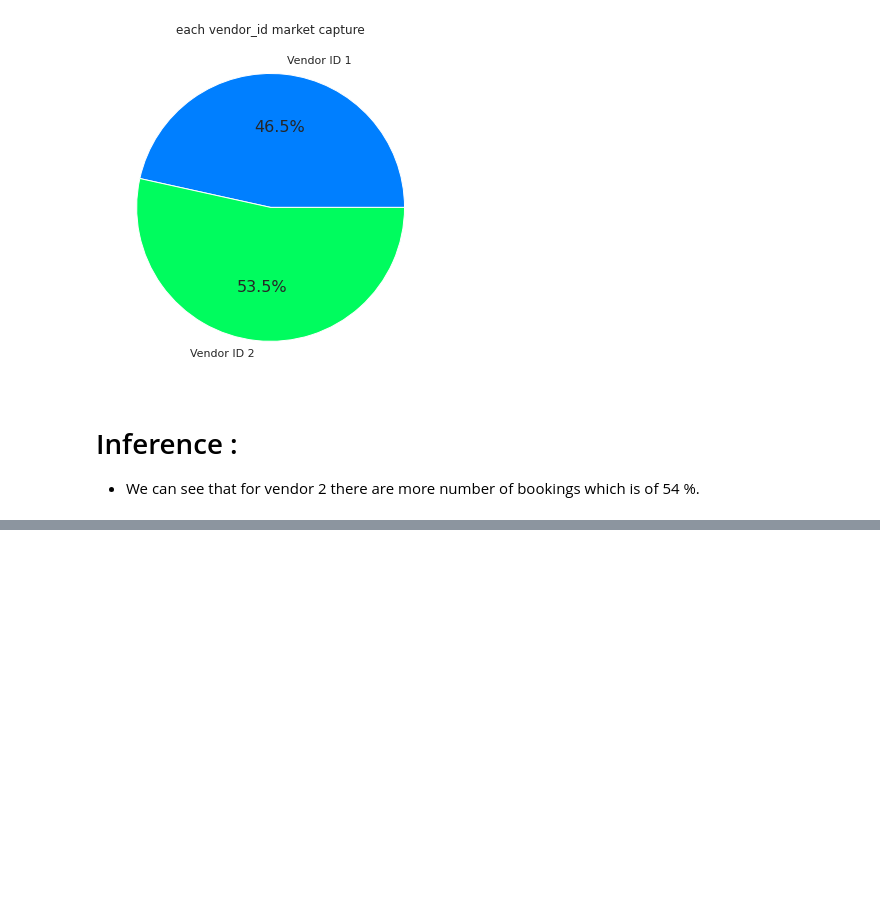
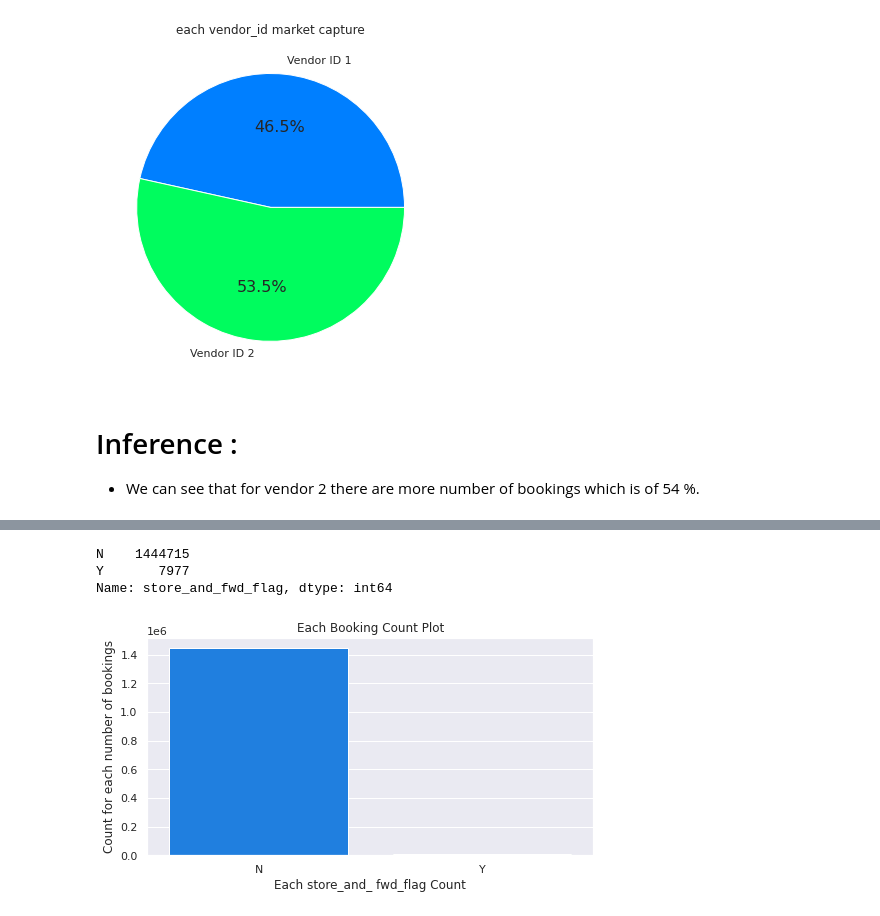
Before and after one commit to dsankush/NYC-Taxi-Trip-Time-Prediction, a Jupyter notebook: NYC_Taxi_Trip_Time_Prediction_Capstone_Project.ipynb, the cells around one changed output, grey strips where cells are left out. Saved outputs shown, nothing was run; the diff lists cells and outputs as text; code cells hidden in the pictures; blank space fills up the shorter version.

```diff
--- a/NYC_Taxi_Trip_Time_Prediction_Capstone_Project.ipynb
+++ b/NYC_Taxi_Trip_Time_Prediction_Capstone_Project.ipynb
@@ -727,0 +799,19 @@ plt.show()
+# %%
+data['store_and_fwd_flag'].value_counts()
+# %% [output]
+N    1444715
+Y       7977
+Name: store_and_fwd_flag, dtype: int64
+# %%
+plt.figure(figsize = (8, 4))
+
+sns.countplot(data['store_and_fwd_flag'])
+
+plt.title('Each Booking Count Plot')
+
+plt.xlabel('Each store_and_ fwd_flag Count')
+plt.ylabel('Count for each number of bookings')
+
+plt.show()
+# %% [output]
+[figure, added]
```
Also changed, not shown: parts of 33 cells of this notebook.
